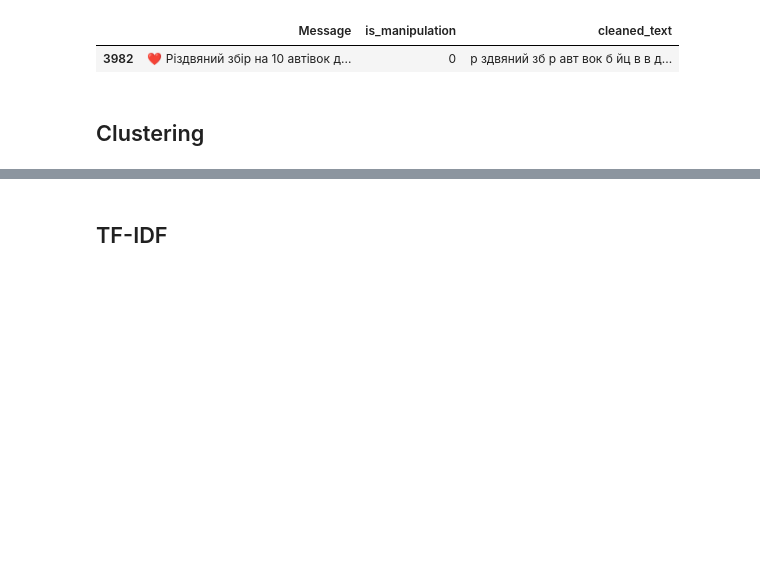
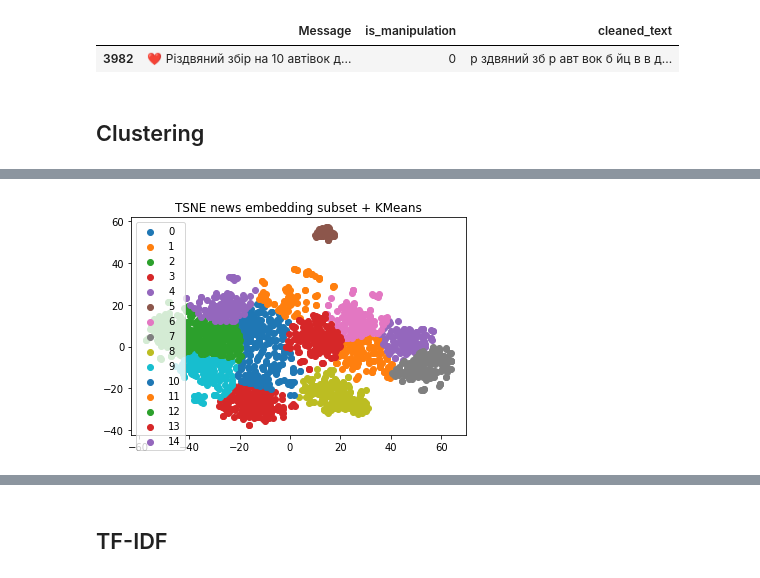
Before and after one commit to Dichik/gathers-nlp-final-project, a Jupyter notebook: src/final_project.ipynb, the cells around one changed output, grey strips where cells are left out. Saved outputs shown, nothing was run; the diff lists cells and outputs as text; code cells hidden in the pictures; blank space fills up the shorter version.

Commit message:
Add basic clustering (doesn't work well)

```diff
--- a/src/final_project.ipynb
+++ b/src/final_project.ipynb
@@ -441,0 +469,18 @@ df.loc[df["cleaned_text"].str.contains('0365')]
+# %%
+kmeans_clusts_news_embeddings_subset = KMeans(
+    n_clusters=15,
+    random_state=42,
+    init="k-means++"
+).fit_predict(tsne_news_embeddings_subset)
+
+plt.title("TSNE news embedding subset + KMeans")
+for clust in np.unique(kmeans_clusts_news_embeddings_subset):
+    plt.scatter(
+        tsne_news_embeddings_subset[kmeans_clusts_news_embeddings_subset == clust, 0],
+        tsne_news_embeddings_subset[kmeans_clusts_news_embeddings_subset == clust, 1],
+        label=str(clust)
+    )
+plt.legend()
+plt.show()
+# %% [output]
+[figure, added]
```
Also changed, not shown: parts of 13 cells of this notebook.
